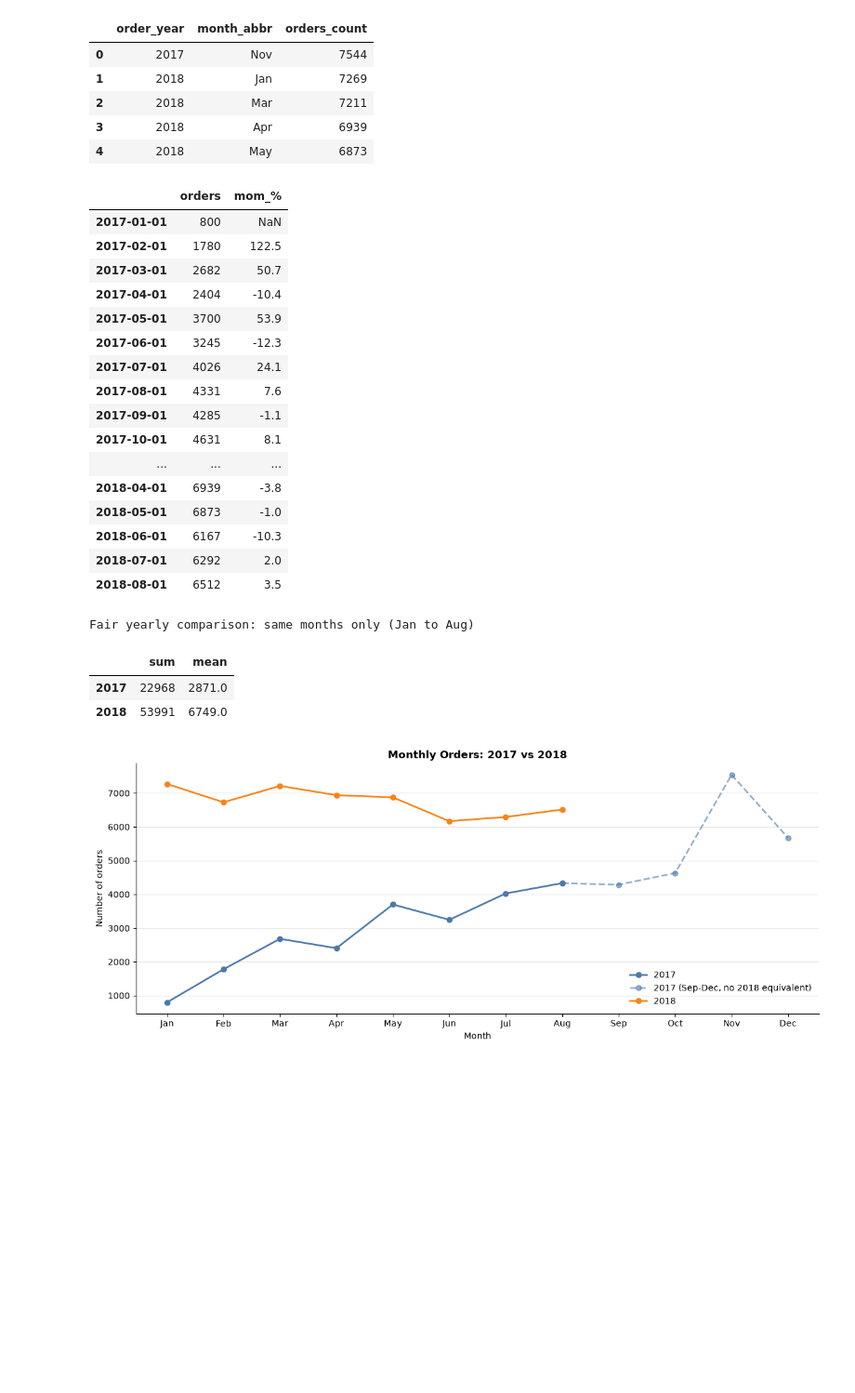
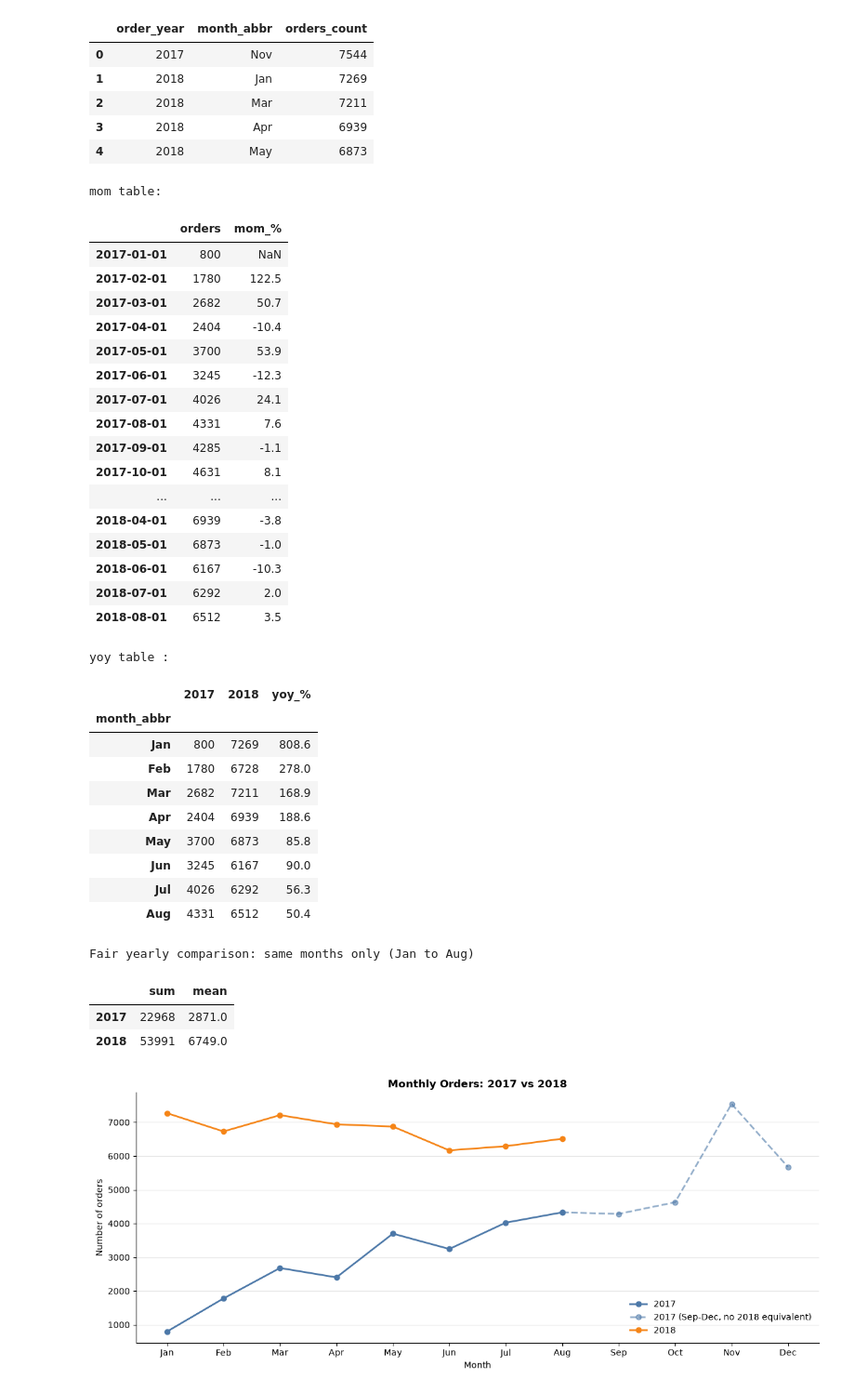
Before and after one commit to Abolfazl-Moradi006/Olist-data-analysis, a Jupyter notebook: Notebooks/3_Order Status & Time Trend Analysis.ipynb, the cells around one changed output. Shown at 93% size. Saved outputs shown, nothing was run; the diff lists cells and outputs as text; code cells hidden in the pictures; blank space fills up the shorter version.

```diff
--- a/Notebooks/3_Order Status & Time Trend Analysis.ipynb
+++ b/Notebooks/3_Order Status & Time Trend Analysis.ipynb
@@ -299,37 +313,62 @@ display(top_5.loc[:4,["order_year","month_abbr","orders_count"]])
 # %%
 valid = timeline[START:END]
 
 # Month-over-month % change (first month is NaN, which is correct)
 mom = valid.pct_change().mul(100).round(1)
+mom_table = pd.DataFrame({"orders": valid, "mom_%": mom})
 
-mom_table = pd.DataFrame({"orders": valid, "mom_%": mom})
+print("mom table:")
 display(mom_table)
+
+
+# YoY, same months only (Jan to Aug)
+y17 = timeline["2017-01-01":"2017-08-01"]
+y18 = timeline["2018-01-01":"2018-08-01"]
+yoy = pd.DataFrame({"2017": y17.values, "2018": y18.values},
+                   index=month_labels[:8])
+yoy["yoy_%"] = ((yoy["2018"] / yoy["2017"] - 1) * 100).round(1)
+
+print("yoy table :")
+display(yoy)
+
 
 print("Fair yearly comparison: same months only (Jan to Aug)")
 jan_aug = valid[valid.index.month <= 8]
 display(jan_aug.groupby(jan_aug.index.year).agg(["sum", "mean"]).round(0))
 # %% [output]
+mom table:
 |  | orders | mom_% |
 | 2017-01-01 | 800 | NaN |
 | 2017-02-01 | 1780 | 122.5 |
 | 2017-03-01 | 2682 | 50.7 |
 | 2017-04-01 | 2404 | -10.4 |
 | 2017-05-01 | 3700 | 53.9 |
 | 2017-06-01 | 3245 | -12.3 |
 | 2017-07-01 | 4026 | 24.1 |
 | 2017-08-01 | 4331 | 7.6 |
 | 2017-09-01 | 4285 | -1.1 |
 | 2017-10-01 | 4631 | 8.1 |
 | ... | ... | ... |
 | 2018-04-01 | 6939 | -3.8 |
 | 2018-05-01 | 6873 | -1.0 |
 | 2018-06-01 | 6167 | -10.3 |
 | 2018-07-01 | 6292 | 2.0 |
 | 2018-08-01 | 6512 | 3.5 |
-Fair yearly comparison: same months only (Jan to Aug)
+yoy table :
-|  | sum | mean |
-| 2017 | 22968 | 2871.0 |
-| 2018 | 53991 | 6749.0 |
+|  | 2017 | 2018 | yoy_% |
+| month_abbr |  |  |  |
+| Jan | 800 | 7269 | 808.6 |
+| Feb | 1780 | 6728 | 278.0 |
+| Mar | 2682 | 7211 | 168.9 |
+| Apr | 2404 | 6939 | 188.6 |
+| May | 3700 | 6873 | 85.8 |
+| Jun | 3245 | 6167 | 90.0 |
+| Jul | 4026 | 6292 | 56.3 |
+| Aug | 4331 | 6512 | 50.4 |
+Fair yearly comparison: same months only (Jan to Aug)
+|  | sum | mean |
+| 2017 | 22968 | 2871.0 |
+| 2018 | 53991 | 6749.0 |
 # %%
 #comparable chart (year 2017 vs 2018)
 # Pivot: rows = month number, columns = year
```
Also changed, not shown: parts of 4 cells of this notebook.
